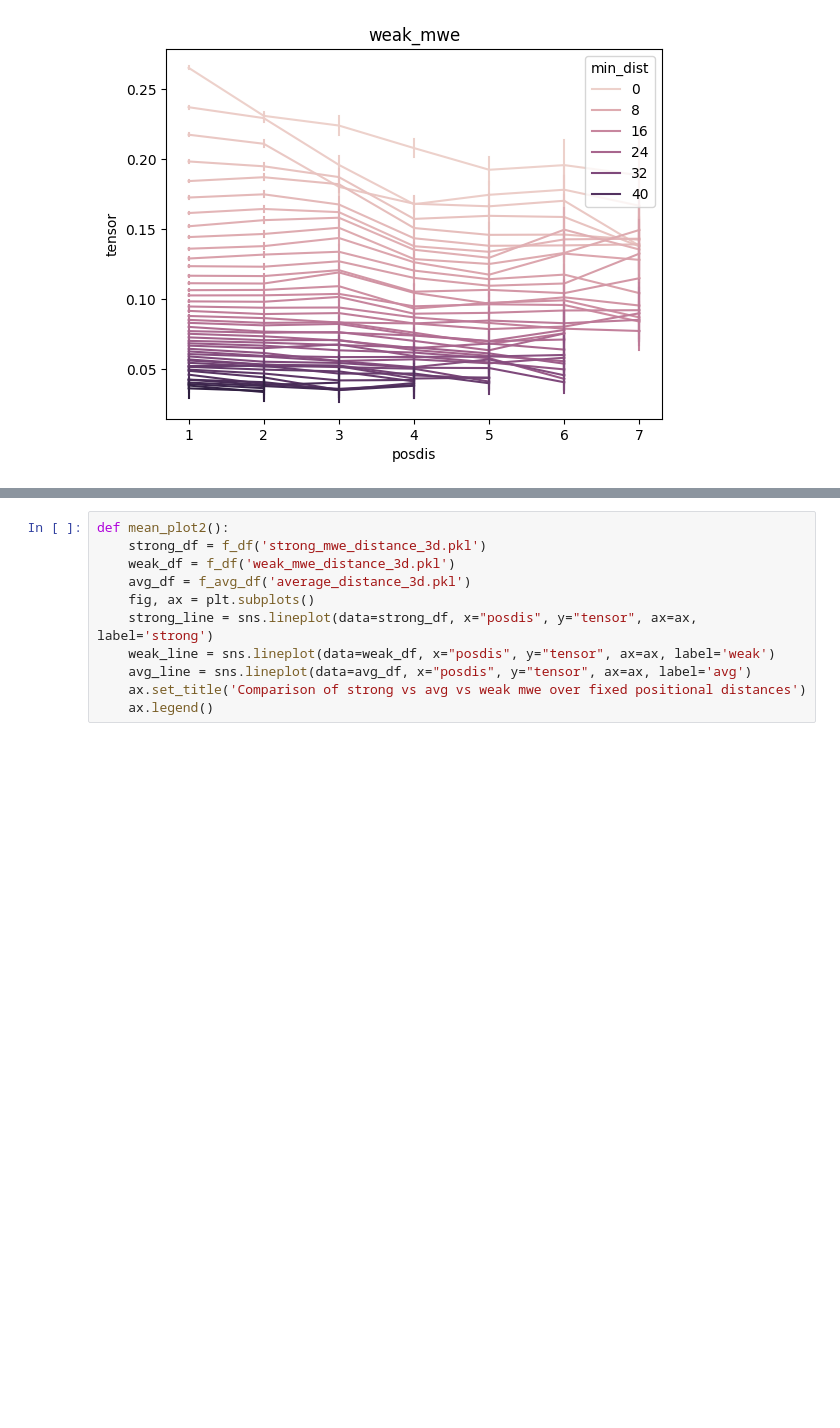
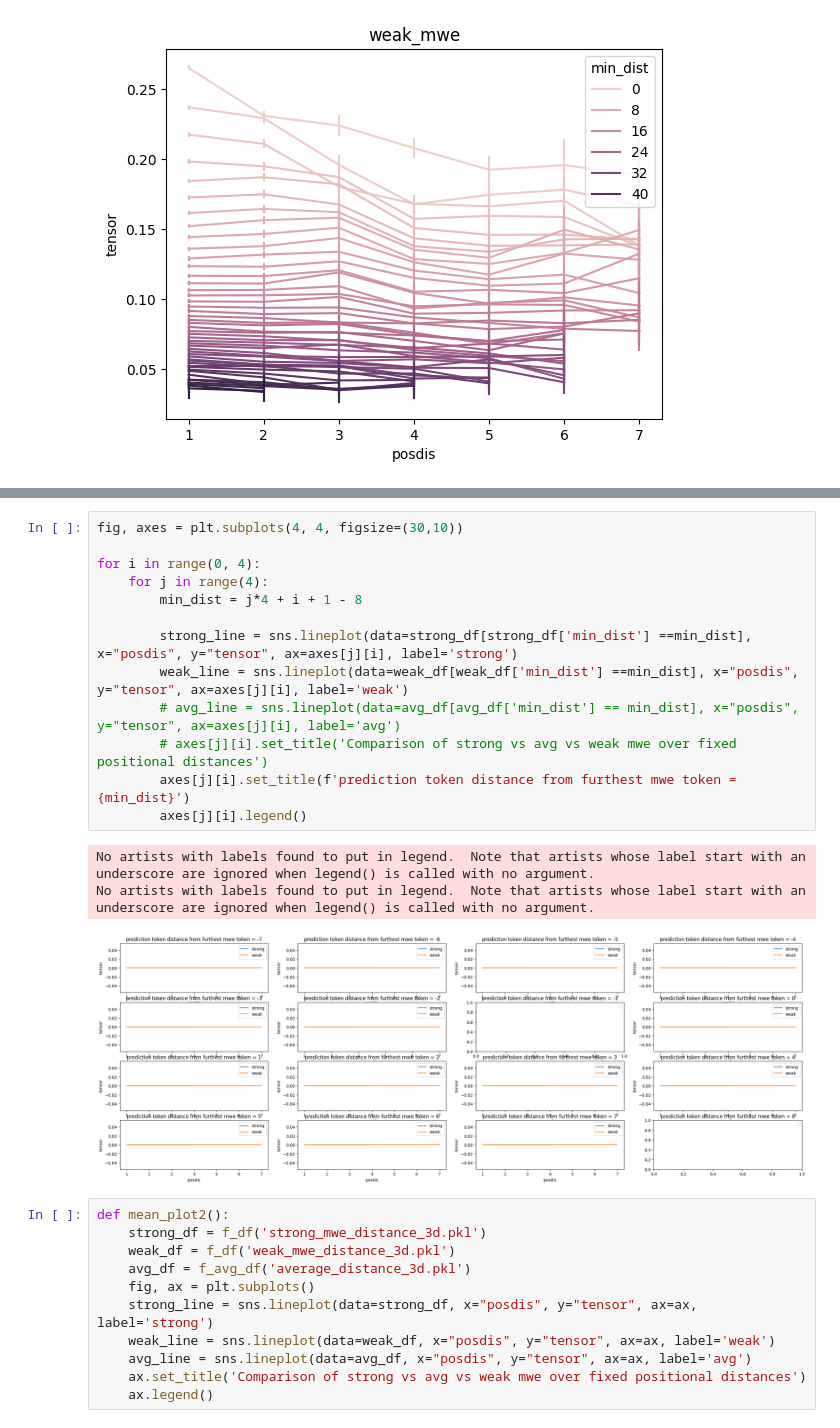
Before and after one commit to divyanshsinghvi/ShapleyInteraction4Structure, a Jupyter notebook: final/plots.ipynb, the cells around one changed output, grey strips where cells are left out. Cells and saved outputs as stored; diff of their text form; blank space fills up the shorter version.

Commit message:
Experiment 2 finished; experiment 3 started

```diff
--- a/final/plots.ipynb
+++ b/final/plots.ipynb
@@ -164,3 +213,20 @@ plt.show()
+# %%
+fig, axes = plt.subplots(4, 4, figsize=(30,10))
+
+for i in range(0, 4):
+    for j in range(4):
+        min_dist = j*4 + i + 1 - 8
+
+        strong_line = sns.lineplot(data=strong_df[strong_df['min_dist'] ==min_dist], x="posdis", y="tensor", ax=axes[j][i], label='strong')
+        weak_line = sns.lineplot(data=weak_df[weak_df['min_dist'] ==min_dist], x="posdis", y="tensor", ax=axes[j][i], label='weak')
+        # avg_line = sns.lineplot(data=avg_df[avg_df['min_dist'] == min_dist], x="posdis", y="tensor", ax=axes[j][i], label='avg')
+        # axes[j][i].set_title('Comparison of strong vs avg vs weak mwe over fixed positional distances')
+        axes[j][i].set_title(f'prediction token distance from furthest mwe token = {min_dist}')
+        axes[j][i].legend()
+# %% [output]
+No artists with labels found to put in legend.  Note that artists whose label start with an underscore are ignored when legend() is called with no argument.
+No artists with labels found to put in legend.  Note that artists whose label start with an underscore are ignored when legend() is called with no argument.
+[figure, added]
 # %%
 def mean_plot2():
     strong_df = f_df('strong_mwe_distance_3d.pkl')
```
Also changed, not shown: parts of 3 cells of this notebook, 1 other file.
